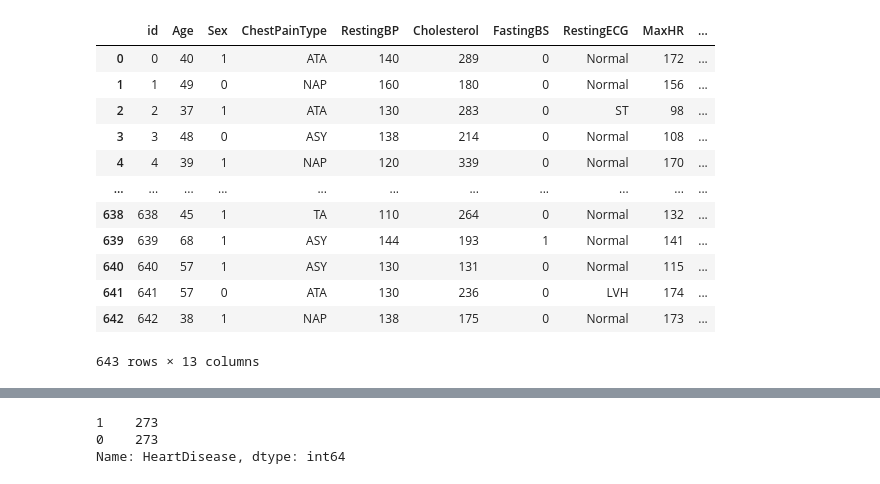
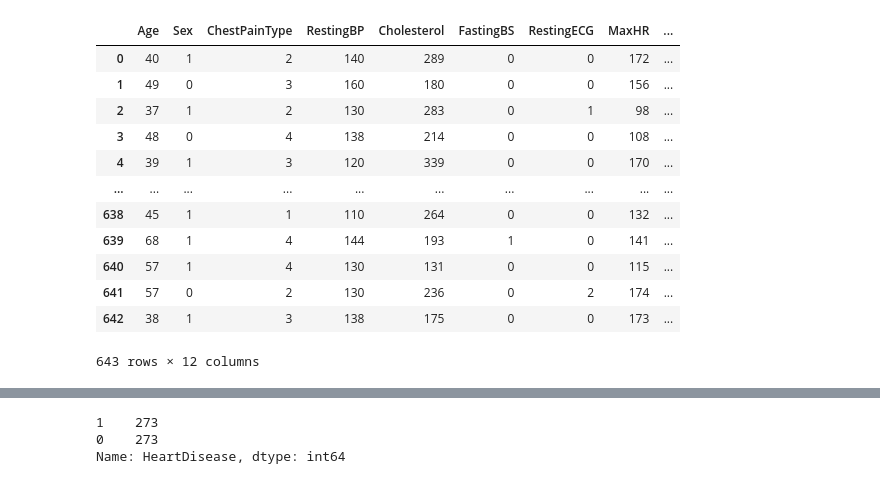
Before and after one commit to Morganh201/HeartDisease, a Jupyter notebook: Untitled.ipynb, the cells around one changed output, grey strips where cells are left out. Drawn from its saved outputs; the diff is of its cells as text; code cells hidden in the pictures.

```diff
--- a/Untitled.ipynb
+++ b/Untitled.ipynb
@@ -13,4 +23,5 @@ from imblearn.over_sampling import SMOTE
 # %%
 df = pd.read_csv('heart_train.csv')
+df = df.drop(['Unnamed: 0', 'id'], axis=1)
 df.head()
 # %% [output]
@@ -44,3 +33,0 @@ memory usage: 70.5+ KB
-# %%
-df = df.drop('Unnamed: 0', axis=1)
-df.head()
@@ -54,22 +34,23 @@ df.head()
 # %%
 # Change Sex to 1 or 0
 
-df['Sex'] = df['Sex'].replace('M', 1)
-df['Sex'] = df['Sex'].replace('F', 0)
-df['ExerciseAngina'] = df['ExerciseAngina'].replace('Y', 1)
-df['ExerciseAngina'] = df['ExerciseAngina'].replace('N', 0)
+df['Sex'] = df['Sex'].replace({'M': 1, 'F': 0})
+df['ChestPainType'] = df['ChestPainType'].replace({"TA": 1, "ATA": 2, "NAP": 3, "ASY": 4})
+df['RestingECG'] = df['RestingECG'].replace({"Normal": 0, "ST": 1, "LVH": 2})
+df['ExerciseAngina'] = df['ExerciseAngina'].replace({'N': 0, "Y": 1})
+df['ST_Slope'] = df['ST_Slope'].replace({'Up': 1, "Flat": 2, "Down": 3})
 df
 # %% [output]
-|  | id | Age | Sex | ChestPainType | RestingBP | Cholesterol | FastingBS | RestingECG | MaxHR | ... |
-| 0 | 0 | 40 | 1 | ATA | 140 | 289 | 0 | Normal | 172 | ... |
-| 1 | 1 | 49 | 0 | NAP | 160 | 180 | 0 | Normal | 156 | ... |
-| 2 | 2 | 37 | 1 | ATA | 130 | 283 | 0 | ST | 98 | ... |
-| 3 | 3 | 48 | 0 | ASY | 138 | 214 | 0 | Normal | 108 | ... |
-| 4 | 4 | 39 | 1 | NAP | 120 | 339 | 0 | Normal | 170 | ... |
-| ... | ... | ... | ... | ... | ... | ... | ... | ... | ... | ... |
-| 638 | 638 | 45 | 1 | TA | 110 | 264 | 0 | Normal | 132 | ... |
-| 639 | 639 | 68 | 1 | ASY | 144 | 193 | 1 | Normal | 141 | ... |
-| 640 | 640 | 57 | 1 | ASY | 130 | 131 | 0 | Normal | 115 | ... |
-| 641 | 641 | 57 | 0 | ATA | 130 | 236 | 0 | LVH | 174 | ... |
-| 642 | 642 | 38 | 1 | NAP | 138 | 175 | 0 | Normal | 173 | ... |
+|  | Age | Sex | ChestPainType | RestingBP | Cholesterol | FastingBS | RestingECG | MaxHR | ... |
+| 0 | 40 | 1 | 2 | 140 | 289 | 0 | 0 | 172 | ... |
+| 1 | 49 | 0 | 3 | 160 | 180 | 0 | 0 | 156 | ... |
+| 2 | 37 | 1 | 2 | 130 | 283 | 0 | 1 | 98 | ... |
+| 3 | 48 | 0 | 4 | 138 | 214 | 0 | 0 | 108 | ... |
+| 4 | 39 | 1 | 3 | 120 | 339 | 0 | 0 | 170 | ... |
+| ... | ... | ... | ... | ... | ... | ... | ... | ... | ... |
+| 638 | 45 | 1 | 1 | 110 | 264 | 0 | 0 | 132 | ... |
+| 639 | 68 | 1 | 4 | 144 | 193 | 1 | 0 | 141 | ... |
+| 640 | 57 | 1 | 4 | 130 | 131 | 0 | 0 | 115 | ... |
+| 641 | 57 | 0 | 2 | 130 | 236 | 0 | 2 | 174 | ... |
+| 642 | 38 | 1 | 3 | 138 | 175 | 0 | 0 | 173 | ... |
-643 rows × 13 columns
+643 rows × 12 columns
```
Also changed, not shown: parts of 23 cells of this notebook.
